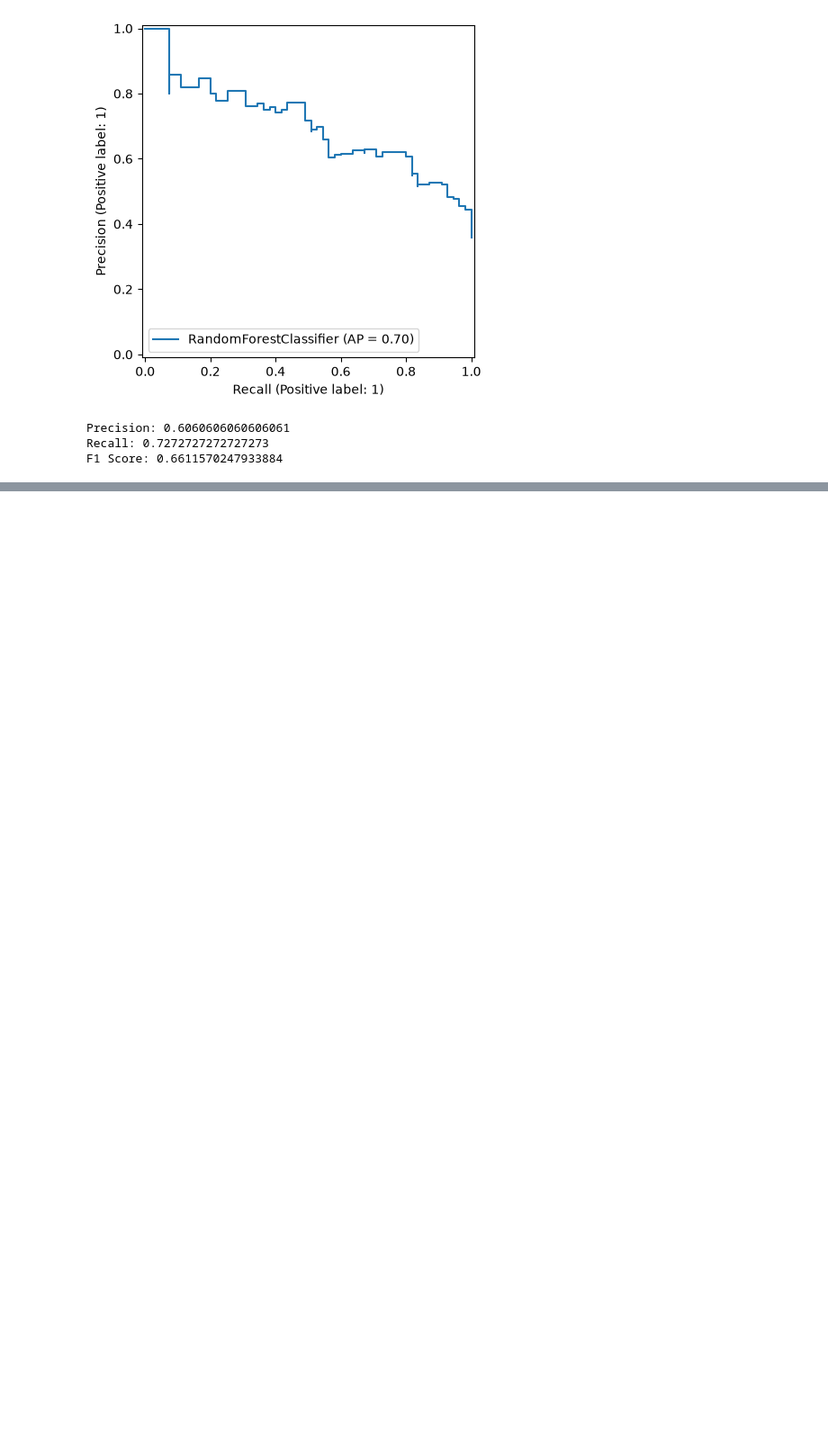
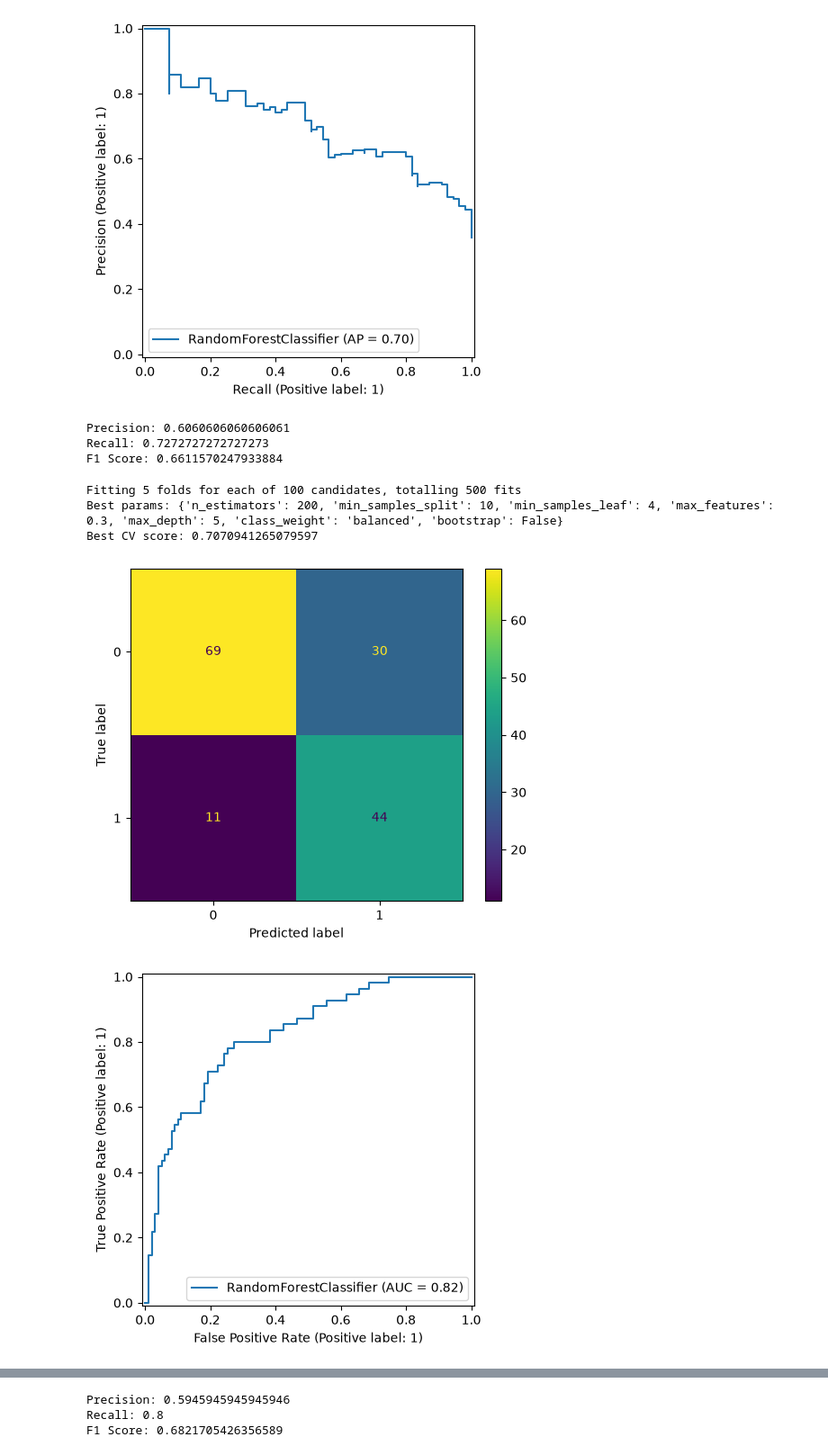
Before and after one commit to KantaHayashi0819/Diabetes-Classification, a Jupyter notebook: main.ipynb, the cells around one changed output, grey strips where cells are left out. Shown at 90% size. Saved outputs shown, nothing was run; the diff lists cells and outputs as text; code cells hidden in the pictures; blank space fills up the shorter version.

```diff
--- a/main.ipynb
+++ b/main.ipynb
@@ -114,3 +115,51 @@ print("F1 Score:", f1_score(test_y, rf.predict(test_X)))
 Precision: 0.6060606060606061
 Recall: 0.7272727272727273
 F1 Score: 0.6611570247933884
+# %%
+param_dist = {
+    "n_estimators": [100, 200, 300, 500],
+    "max_depth": [None, 5, 10, 20, 30],
+    "min_samples_split": [2, 5, 10],
+    "min_samples_leaf": [1, 2, 4],
+    "max_features": ["sqrt", "log2", 0.3, 0.5],
+    "bootstrap": [True, False],
+    "class_weight": [None, "balanced", "balanced_subsample"],
+}
+
+rf = RandomForestClassifier(random_state=42)
+
+cv = StratifiedKFold(n_splits=5, shuffle=True, random_state=42)
+
+search = RandomizedSearchCV(
+    estimator=rf,
+    param_distributions=param_dist,
+    n_iter=100,
+    cv=cv,
+    scoring="f1",
+    n_jobs=-1,
+    random_state=42,
+    verbose=1,
+)
+
+search.fit(train_X, train_y)
+
+print("Best params:", search.best_params_)
+print("Best CV score:", search.best_score_)
+
+best_rf = search.best_estimator_
+y_pred = best_rf.predict(test_X)  # type: ignore
+
+ConfusionMatrixDisplay.from_estimator(best_rf, test_X, test_y)
+RocCurveDisplay.from_estimator(best_rf, test_X, test_y)
+PrecisionRecallDisplay.from_estimator(best_rf, test_X, test_y)
+plt.show()
+
+print("Precision:", precision_score(test_y, y_pred))
+print("Recall:",    recall_score(test_y, y_pred))
+print("F1 Score:",  f1_score(test_y, y_pred))  # rf → best_rf に修正
+# %% [output]
+Fitting 5 folds for each of 100 candidates, totalling 500 fits
+Best params: {'n_estimators': 200, 'min_samples_split': 10, 'min_samples_leaf': 4, 'max_features': 0.3, 'max_depth': 5, 'class_weight': 'balanced', 'bootstrap': False}
+Best CV score: 0.7070941265079597
+[figure, added]
+[figure, added]
@@ -116,0 +167,3 @@ F1 Score: 0.6611570247933884
+Precision: 0.5945945945945946
+Recall: 0.8
+F1 Score: 0.6821705426356589
```
Also changed, not shown: parts of 3 cells of this notebook.
